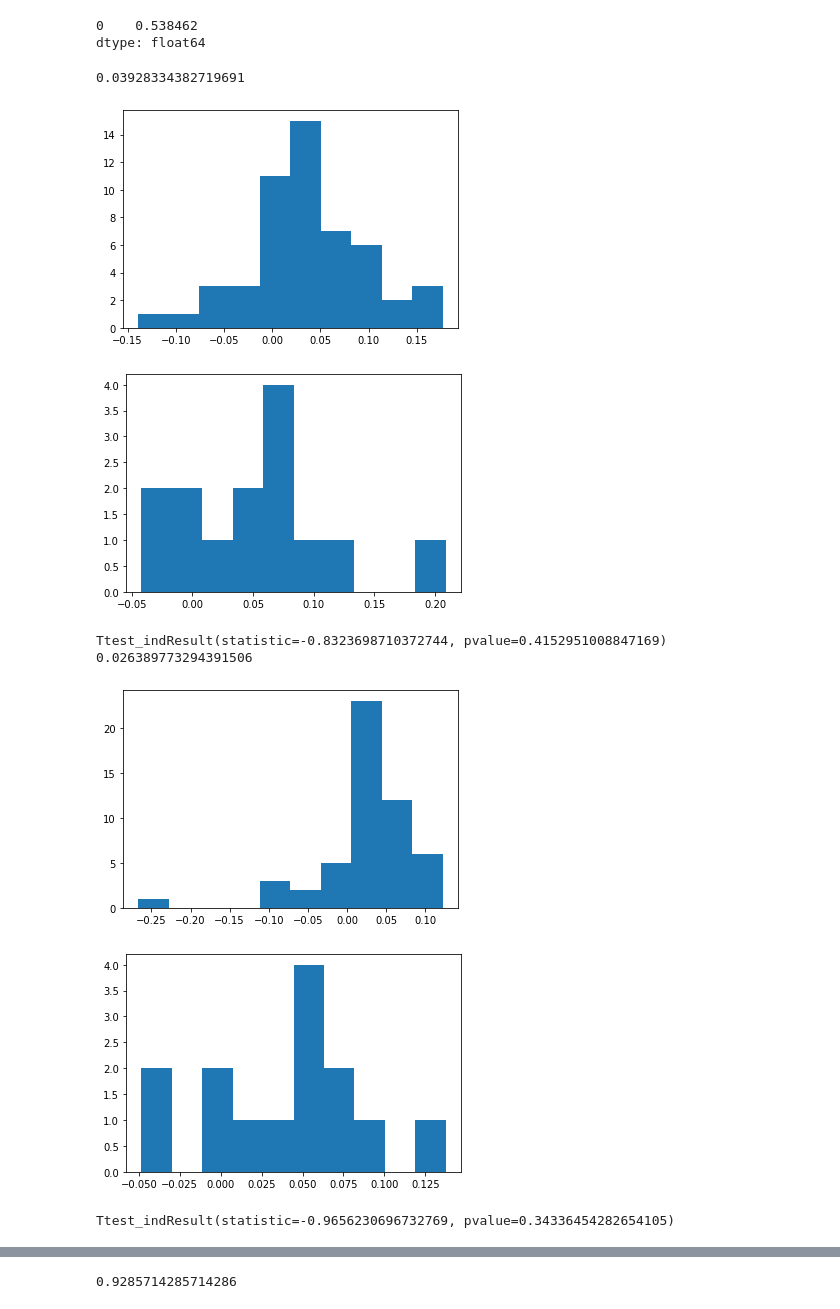
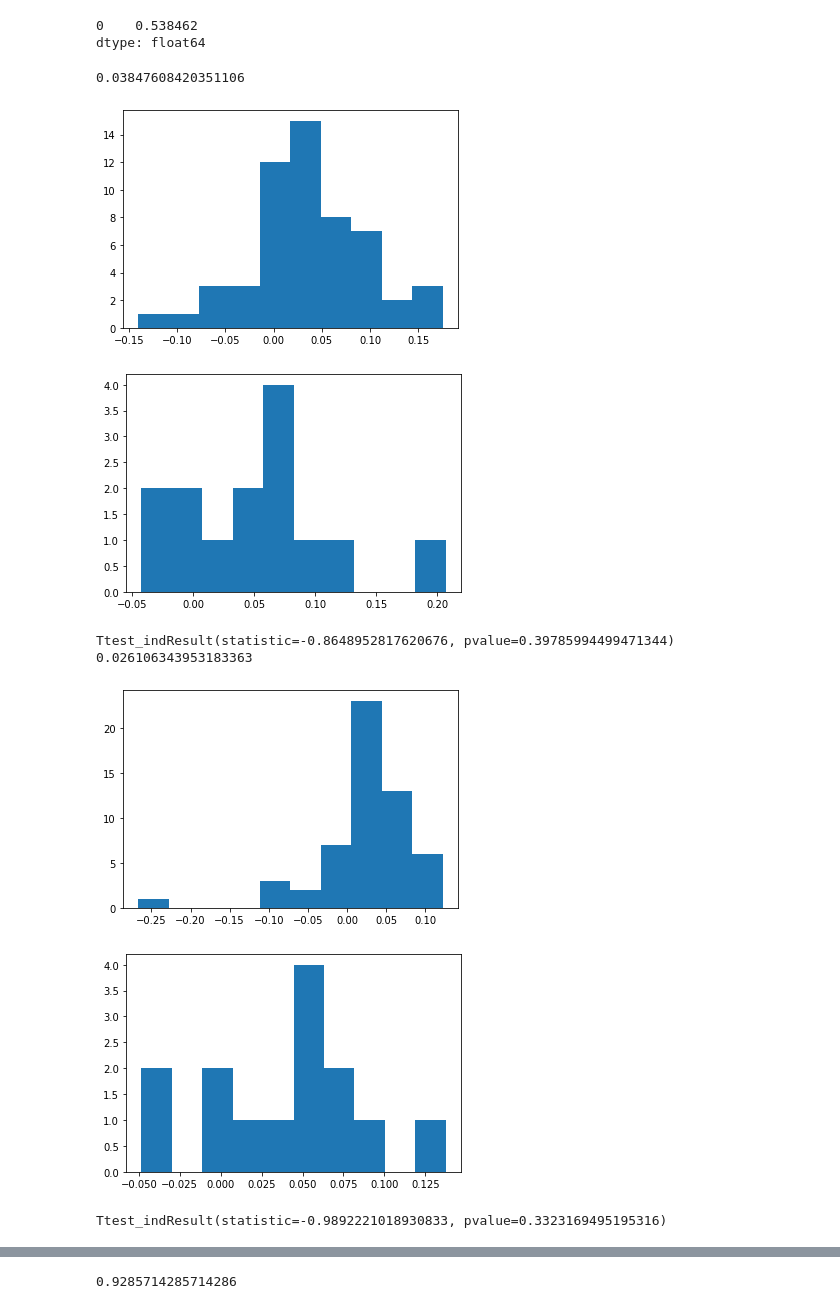
Before and after one commit to webclinic017/Python-Stock-1, a Jupyter notebook: FRED_analysis.ipynb, the cells around one changed output, grey strips where cells are left out. Saved outputs shown, nothing was run; the diff lists cells and outputs as text; code cells hidden in the pictures.

```diff
--- a/FRED_analysis.ipynb
+++ b/FRED_analysis.ipynb
@@ -926,0 +908,13 @@ revert_yeo(Lagged_Differenced_Set_offset, transformed, lambdas)
+# %%
+#skip correlation
+#Lagged_Differenced_Set_offset = pd.concat([our.result.iloc[:,0].pct_change().shift(-1),differenced_set.iloc[:,0],Lagged_Differenced_Set_offset.iloc[:,1:]],axis=1)
+#Lagged_Set_offset.index = out.result.index
+#Lagged_Differenced_Set.dropna(inplace= True)
+
+set_ = Lagged_Differenced_Set
+set_ = pd.concat([differenced_set.iloc[:,0].shift(-1),differenced_set.iloc[:,0],differenced_set.iloc[:,1:]],axis=1)
+set_.dropna(inplace=True)
+set_ = set_.tail(-1)
+transformed, lambdas = transform_boxcox(set_.dropna())
+
+#revert_yeo(Lagged_Differenced_Set_offset, transformed, lambdas)
@@ -1065,7 +1077,8 @@ from scipy import stats
 
 sets = list()
 sets.append(transformed.copy())
-sets.append(Lagged_Differenced_Set_offset.copy())
+#sets.append(Lagged_Differenced_Set_offset.copy())
+sets.append(set_.copy())
 
 def return_sets(sets):
 
@@ -1121,41 +1134,41 @@ def return_sets(sets):
 
         #X_inter_train = pd.DataFrame(interaction.fit_transform(X_train_transformed), columns=interaction.get_feature_names(input_features=pd.DataFrame(X_train_transformed).columns))
 
         trf = zca.ZCA().fit(X_inter_train)
 
         #X_inter_train = pd.DataFrame(trf.transform(X_inter_train))
         X_inter_train.columns=pd.DataFrame(X_inter_train).columns
         #X_inter_train.index = X_train.loc[train_index].index
 
         X_test_transformed = pd.DataFrame(scaler.transform(X_test))
         X_test_transformed.columns = X_test.columns
         X_test_transformed.index = X_test.index
 
         X_inter_test = X_test_transformed
 
         #X_inter_test = pd.DataFrame(interaction.fit_transform(X_test_transformed), columns=interaction.get_feature_names(input_features=pd.DataFrame(X_test_transformed).columns))
 
         #X_inter_test = pd.DataFrame(trf.transform(X_inter_test))
 
         sets_multiple.append(X_inter_train)
         sets_multiple.append(y_train)
         sets_multiple.append(X_inter_test)
         sets_multiple.append(y_test)
 
         sets_outer.append(sets_multiple)
 
     return(sets_outer)
 
 values = return_sets(sets)
 # %% [output]
-0.03928334382719691
+0.03847608420351106
-[figure, old version]
+[figure, new version]
 [figure]
-Ttest_indResult(statistic=-0.8323698710372744, pvalue=0.4152951008847169)
-0.026389773294391506
+Ttest_indResult(statistic=-0.8648952817620676, pvalue=0.39785994499471344)
+0.026106343953183363
-[figure, old version]
+[figure, new version]
 [figure]
-Ttest_indResult(statistic=-0.9656230696732769, pvalue=0.34336454282654105)
+Ttest_indResult(statistic=-0.9892221018930833, pvalue=0.3323169495195316)
 # %%
 #SVM
 
```
Also changed, not shown: parts of 12 cells of this notebook.
